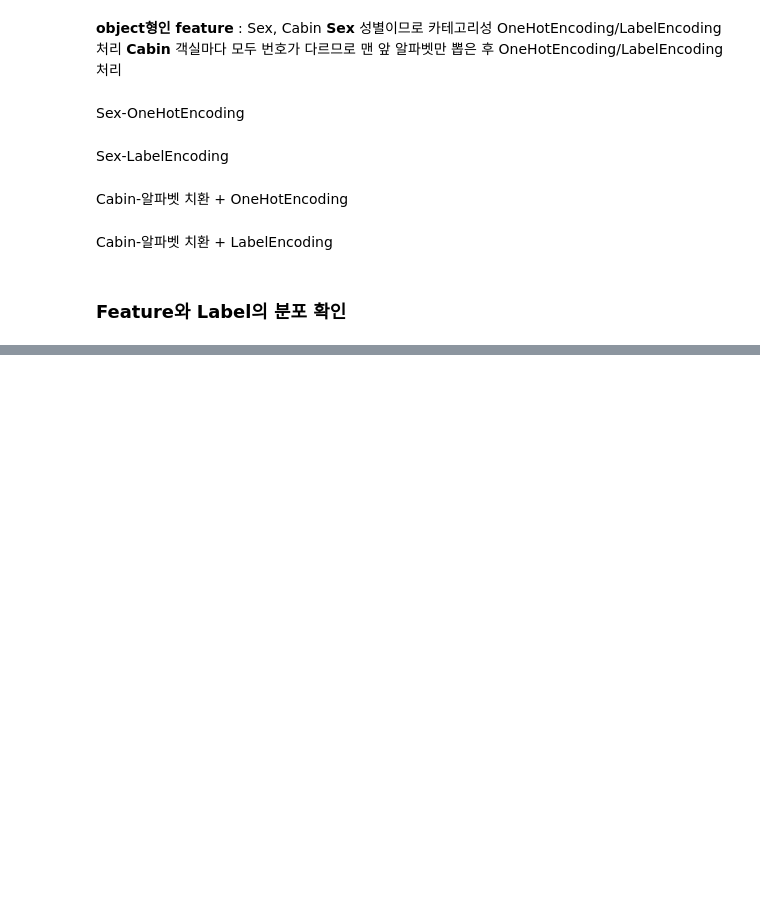
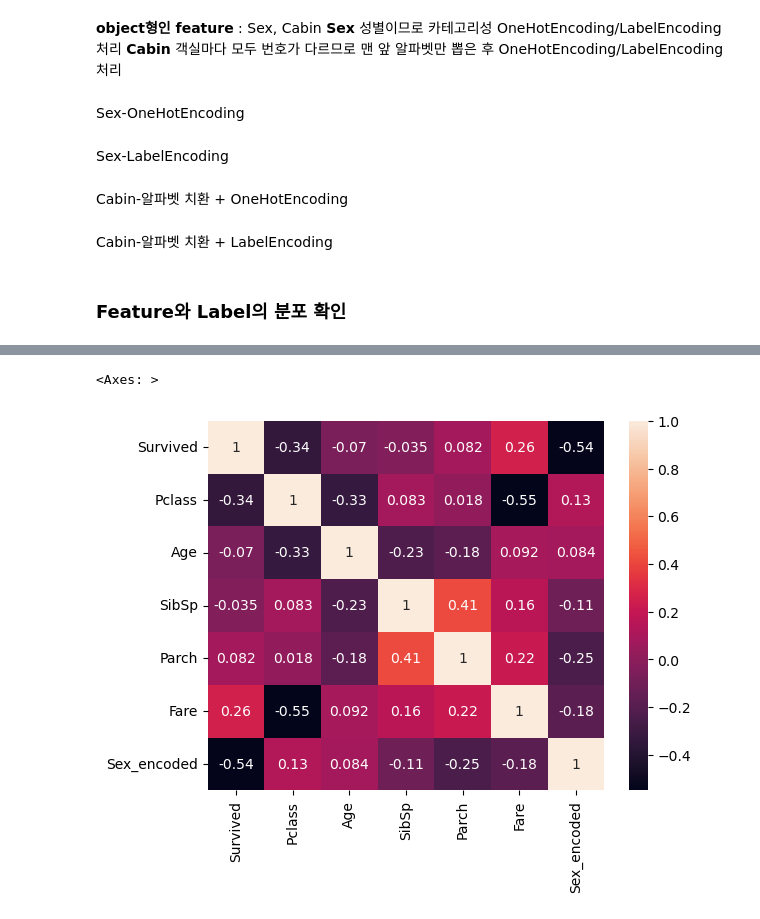
Before and after one commit to JeongHun01/Kaggle, a Jupyter notebook: Titanic/Data_Analysis.ipynb, the cells around one changed output, grey strips where cells are left out. Saved outputs shown, nothing was run; the diff lists cells and outputs as text; code cells hidden in the pictures; blank space fills up the shorter version.

```diff
--- a/Titanic/Data_Analysis.ipynb
+++ b/Titanic/Data_Analysis.ipynb
@@ -160,0 +169,9 @@ train_df.describe()
+# %%
+import matplotlib.pyplot as plt
+import seaborn as sns
+
+corr = train_df.corr()
+sns.heatmap(corr, annot = True)
+# %% [output]
+<Axes: >
+[figure, added]
```
Also changed, not shown: parts of 18 cells of this notebook.
